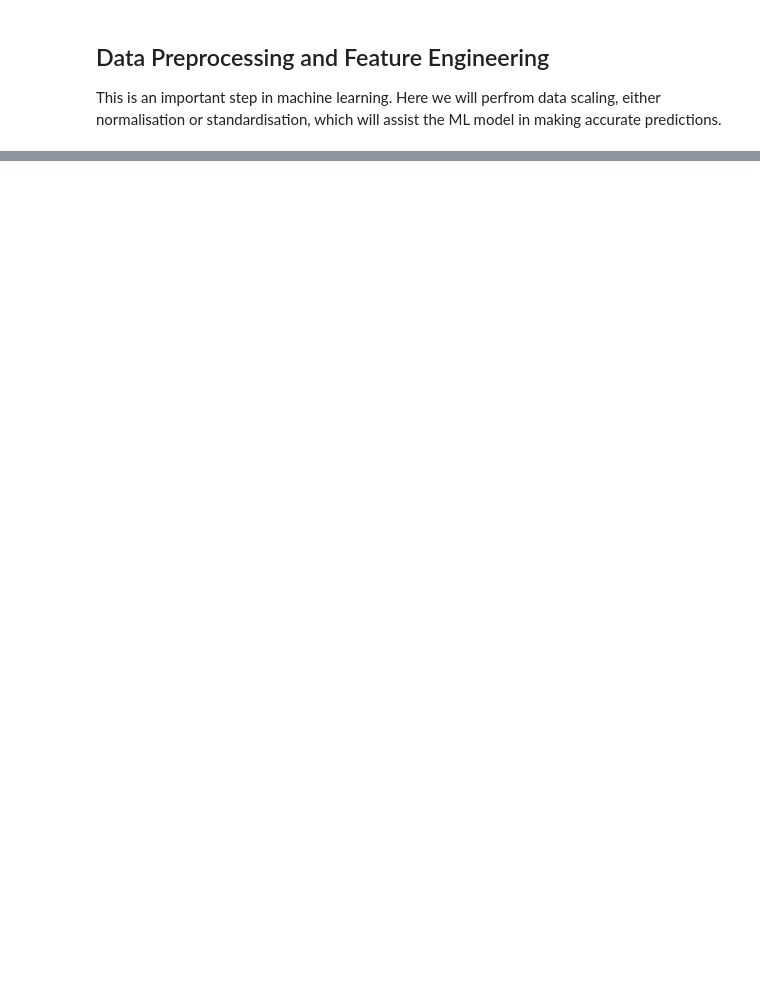
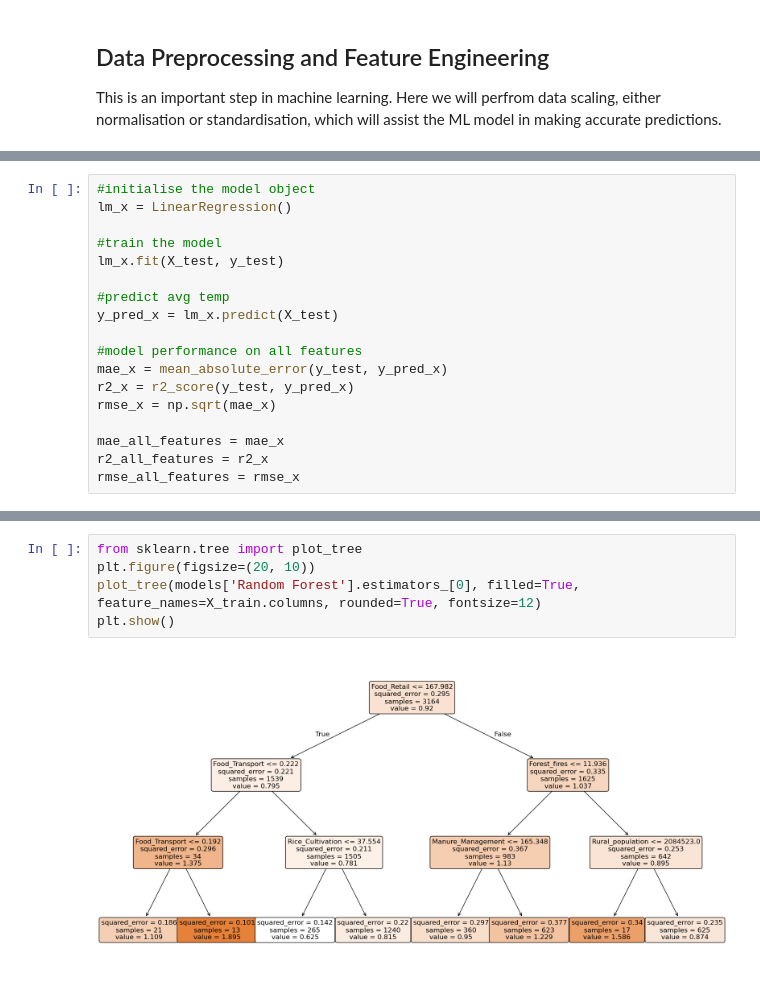
Before and after one commit to XylonD/2401PTDS_Regression_Project_Xylon, a Jupyter notebook: Data preprocessing and model training.ipynb, the cells around one changed output, grey strips where cells are left out. Cells and saved outputs as stored; diff of their text form; blank space fills up the shorter version.

```diff
--- a/Data preprocessing and model training.ipynb
+++ b/Data preprocessing and model training.ipynb
@@ -225,0 +110,18 @@ summary_df
+# %%
+#initialise the model object
+lm_x = LinearRegression()
+
+#train the model
+lm_x.fit(X_test, y_test)
+
+#predict avg temp
+y_pred_x = lm_x.predict(X_test)
+
+#model performance on all features
+mae_x = mean_absolute_error(y_test, y_pred_x)
+r2_x = r2_score(y_test, y_pred_x)
+rmse_x = np.sqrt(mae_x)
+
+mae_all_features = mae_x
+r2_all_features = r2_x
+rmse_all_features = rmse_x
@@ -225,0 +270,7 @@ summary_df
+# %%
+from sklearn.tree import plot_tree
+plt.figure(figsize=(20, 10))
+plot_tree(models['Random Forest'].estimators_[0], filled=True, feature_names=X_train.columns, rounded=True, fontsize=12)
+plt.show()
+# %% [output]
+[figure, added]
```
Also changed, not shown: parts of 44 cells of this notebook, 1 other file.
